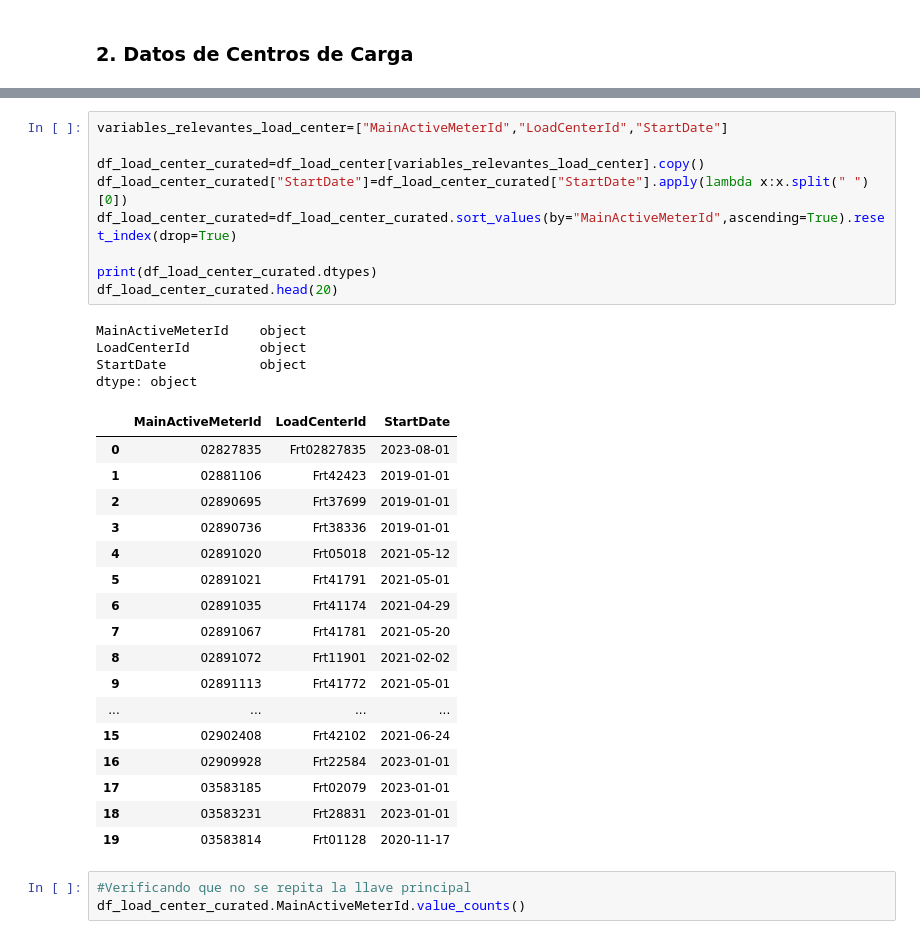
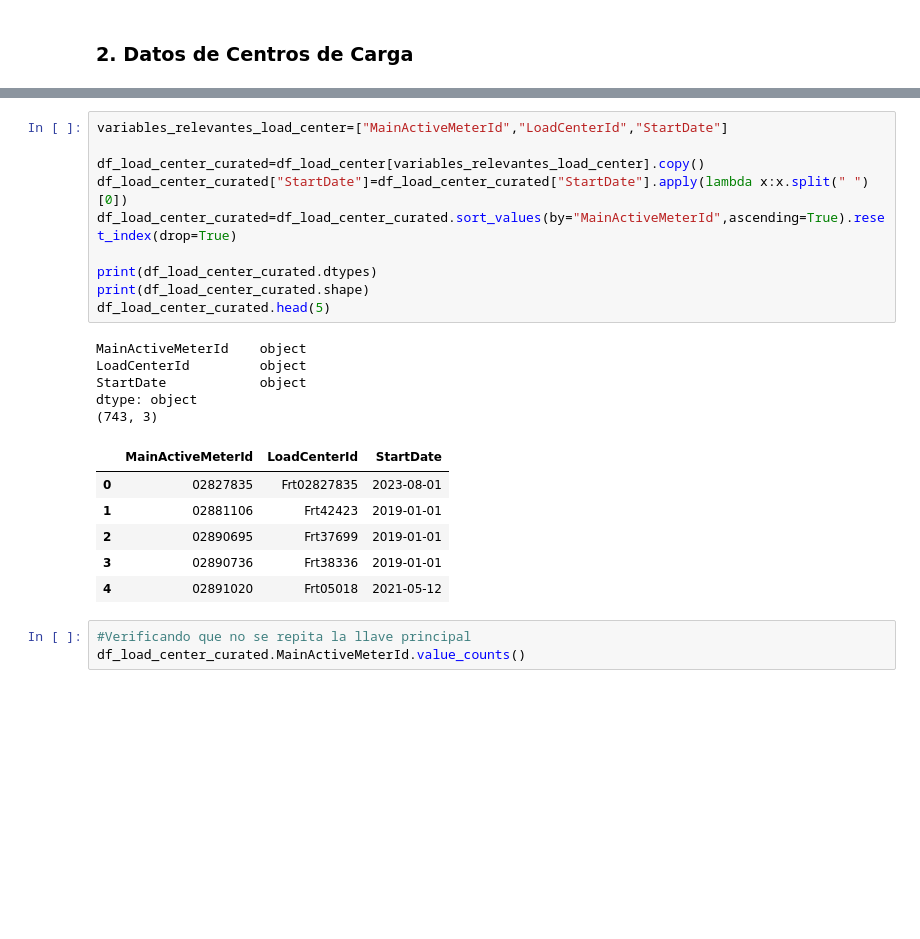
Before and after one commit to maestria-ds-eafit/Proyecto-Integrador-Semestre1, a Jupyter notebook: python-notebooks/EDA_Consumo_ES.ipynb, the cells around one changed output, grey strips where cells are left out. Saved outputs shown, nothing was run; the diff lists cells and outputs as text; blank space fills up the shorter version.

```diff
--- a/python-notebooks/EDA_Consumo_ES.ipynb
+++ b/python-notebooks/EDA_Consumo_ES.ipynb
@@ -139,34 +139,25 @@ dtype: object
 # %%
 variables_relevantes_load_center=["MainActiveMeterId","LoadCenterId","StartDate"]
 
 df_load_center_curated=df_load_center[variables_relevantes_load_center].copy()
 df_load_center_curated["StartDate"]=df_load_center_curated["StartDate"].apply(lambda x:x.split(" ")[0])
 df_load_center_curated=df_load_center_curated.sort_values(by="MainActiveMeterId",ascending=True).reset_index(drop=True)
 
 print(df_load_center_curated.dtypes)
-df_load_center_curated.head(20)
+print(df_load_center_curated.shape)
+df_load_center_curated.head(5)
 # %% [output]
 MainActiveMeterId    object
 LoadCenterId         object
 StartDate            object
 dtype: object
+(743, 3)
 |  | MainActiveMeterId | LoadCenterId | StartDate |
 | 0 | 02827835 | Frt02827835 | 2023-08-01 |
 | 1 | 02881106 | Frt42423 | 2019-01-01 |
 | 2 | 02890695 | Frt37699 | 2019-01-01 |
 | 3 | 02890736 | Frt38336 | 2019-01-01 |
 | 4 | 02891020 | Frt05018 | 2021-05-12 |
-| 5 | 02891021 | Frt41791 | 2021-05-01 |
-| 6 | 02891035 | Frt41174 | 2021-04-29 |
-| 7 | 02891067 | Frt41781 | 2021-05-20 |
-| 8 | 02891072 | Frt11901 | 2021-02-02 |
-| 9 | 02891113 | Frt41772 | 2021-05-01 |
-| ... | ... | ... | ... |
-| 15 | 02902408 | Frt42102 | 2021-06-24 |
-| 16 | 02909928 | Frt22584 | 2023-01-01 |
-| 17 | 03583185 | Frt02079 | 2023-01-01 |
-| 18 | 03583231 | Frt28831 | 2023-01-01 |
-| 19 | 03583814 | Frt01128 | 2020-11-17 |
 # %%
 #Verificando que no se repita la llave principal
 df_load_center_curated.MainActiveMeterId.value_counts()
```
Also changed, not shown: parts of 10 cells of this notebook, 22 other files.
